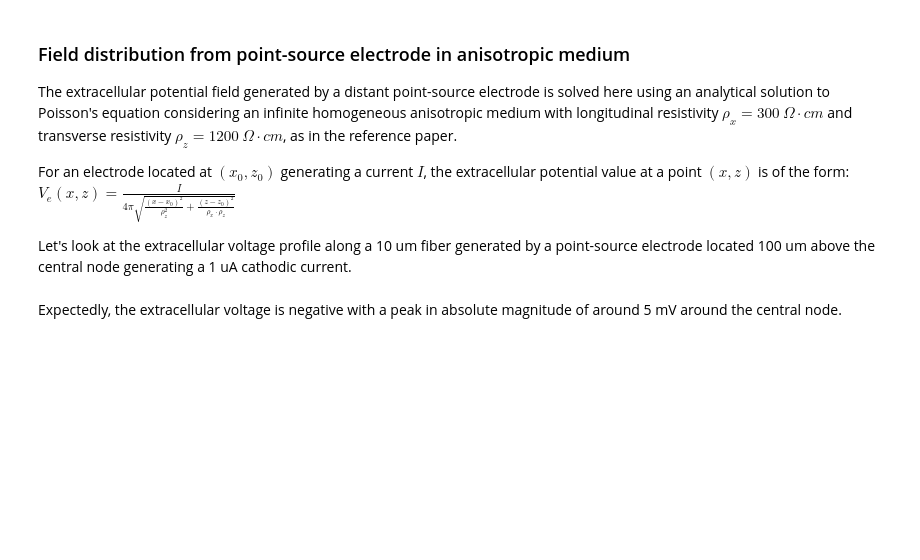
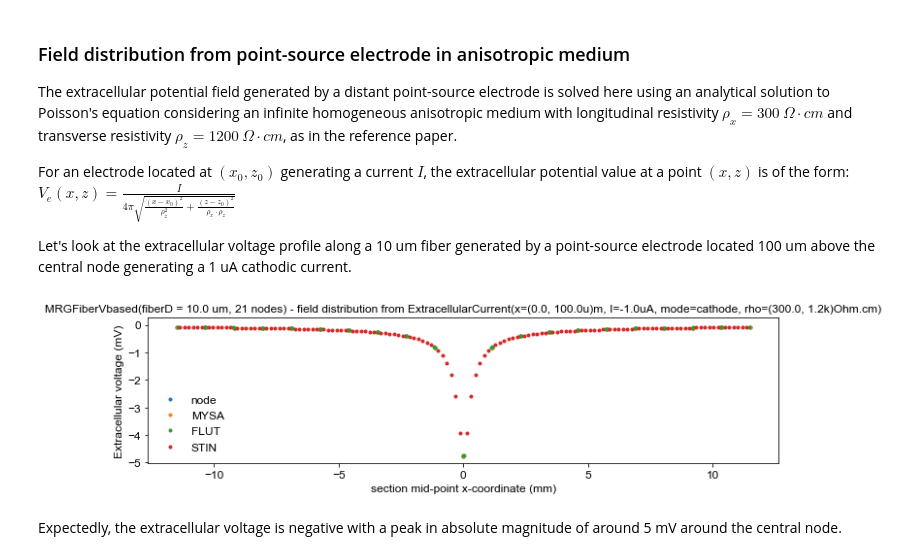
Before and after one commit to tjjlemaire/MorphoSONIC, a Jupyter notebook: notebooks/mrg.ipynb, the cells around one changed output. Cells and saved outputs as stored; diff of their text form; code cells hidden in the pictures; blank space fills up the shorter version.

```diff
--- a/notebooks/mrg.ipynb
+++ b/notebooks/mrg.ipynb
@@ -500,9 +454,10 @@ $V_e(x, z) = \frac{I}{4 \pi \sqrt{\frac{(x - x_0)^2}{\rho_z^2} + \frac{(z - z_0)
 
 Let's look at the extracellular voltage profile along a 10 um fiber generated by a point-source electrode located 100 um above the central node generating a 1 uA cathodic current.
 # %%
-fiber = fiber_classes['normal'](fiberD, nnodes)
 ext_source = ExtracellularCurrent((0., 100e-6), rho=rho_ext)
-fig = plotFieldDistribution(fiber, ext_source.updatedX(-1e-6))
+fig = plotFieldDistribution(fiber_variants['normal'], ext_source.updatedX(-1e-6))
+# %% [output]
+[figure, added]
 # %% [markdown]
 Expectedly, the extracellular voltage is negative with a peak in absolute magnitude of around 5 mV around the central node.
 # %% [markdown]
```
Also changed, not shown: parts of 10 cells of this notebook, 5 other files.
